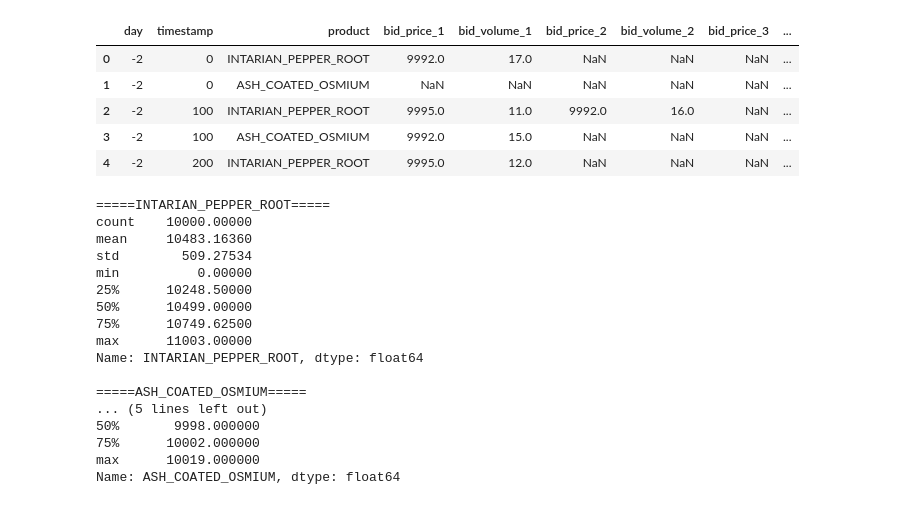
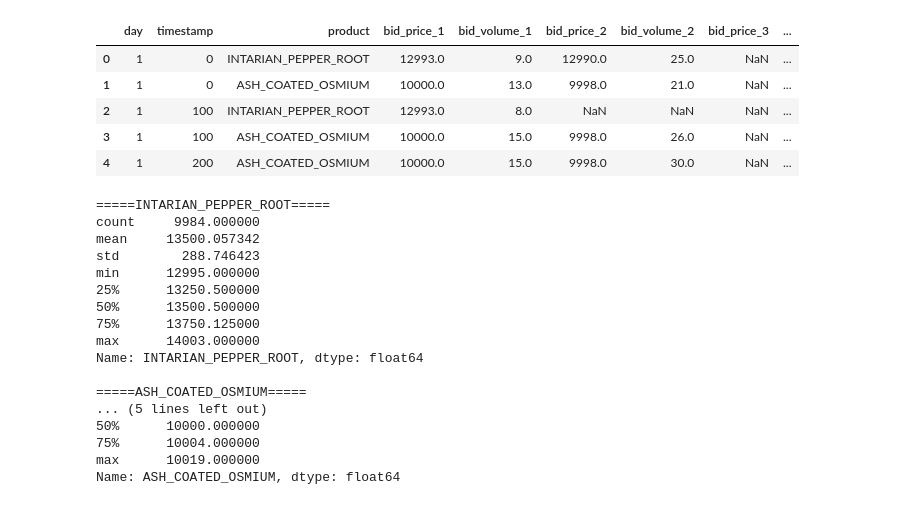
Before and after one commit to dcatalim/IMC-Prosperity-4, a Jupyter notebook: analysis.ipynb, the cells around one changed output. Saved outputs shown, nothing was run; the diff lists cells and outputs as text; code cells hidden in the pictures.

```diff
--- a/analysis.ipynb
+++ b/analysis.ipynb
@@ -1,45 +1,47 @@
 # %%
 # %pip install pandas matplotlib
 
 import pandas as pd
 import matplotlib.pyplot as plt
 
-df = pd.read_csv("ROUND1/prices_round_1_day_-2.csv", delimiter=";")
+df = pd.read_csv("datasets/round2/prices_round_2_day_1.csv", delimiter=";")
 
 # tickers = ["EMERALDS", "TOMATOES"] # Tutorial round
 tickers = ["INTARIAN_PEPPER_ROOT", "ASH_COATED_OSMIUM"] # Round 1
 
 df.head()
 # %% [output]
 |  | day | timestamp | product | bid_price_1 | bid_volume_1 | bid_price_2 | bid_volume_2 | bid_price_3 | ... |
-| 0 | -2 | 0 | INTARIAN_PEPPER_ROOT | 9992.0 | 17.0 | NaN | NaN | NaN | ... |
-| 1 | -2 | 0 | ASH_COATED_OSMIUM | NaN | NaN | NaN | NaN | NaN | ... |
-| 2 | -2 | 100 | INTARIAN_PEPPER_ROOT | 9995.0 | 11.0 | 9992.0 | 16.0 | NaN | ... |
-| 3 | -2 | 100 | ASH_COATED_OSMIUM | 9992.0 | 15.0 | NaN | NaN | NaN | ... |
-| 4 | -2 | 200 | INTARIAN_PEPPER_ROOT | 9995.0 | 12.0 | NaN | NaN | NaN | ... |
+| 0 | 1 | 0 | INTARIAN_PEPPER_ROOT | 12993.0 | 9.0 | 12990.0 | 25.0 | NaN | ... |
+| 1 | 1 | 0 | ASH_COATED_OSMIUM | 10000.0 | 13.0 | 9998.0 | 21.0 | NaN | ... |
+| 2 | 1 | 100 | INTARIAN_PEPPER_ROOT | 12993.0 | 8.0 | NaN | NaN | NaN | ... |
+| 3 | 1 | 100 | ASH_COATED_OSMIUM | 10000.0 | 15.0 | 9998.0 | 26.0 | NaN | ... |
+| 4 | 1 | 200 | ASH_COATED_OSMIUM | 10000.0 | 15.0 | 9998.0 | 30.0 | NaN | ... |
 # %%
 prices = df.pivot(index="timestamp", columns="product", values="mid_price")
 
 for ticker in tickers:
+    clean = prices[ticker][prices[ticker] > 0].dropna()
+
     print("=" * 5 + ticker + "=" * 5)
-    print(prices[ticker].describe())
+    print(clean.describe())
     print()
 # %% [output]
 =====INTARIAN_PEPPER_ROOT=====
-count    10000.00000
-mean     10483.16360
-std        509.27534
-min          0.00000
-25%      10248.50000
-50%      10499.00000
-75%      10749.62500
-max      11003.00000
+count     9984.000000
+mean     13500.057342
+std        288.746423
+min      12995.000000
+25%      13250.500000
+50%      13500.500000
+75%      13750.125000
+max      14003.000000
 Name: INTARIAN_PEPPER_ROOT, dtype: float64
 
 =====ASH_COATED_OSMIUM=====
 ... (5 lines left out)
-50%       9998.000000
-75%      10002.000000
+50%      10000.000000
+75%      10004.000000
 max      10019.000000
 Name: ASH_COATED_OSMIUM, dtype: float64
 # %%
```
Also changed, not shown: parts of 2 cells of this notebook, 27 other files.
